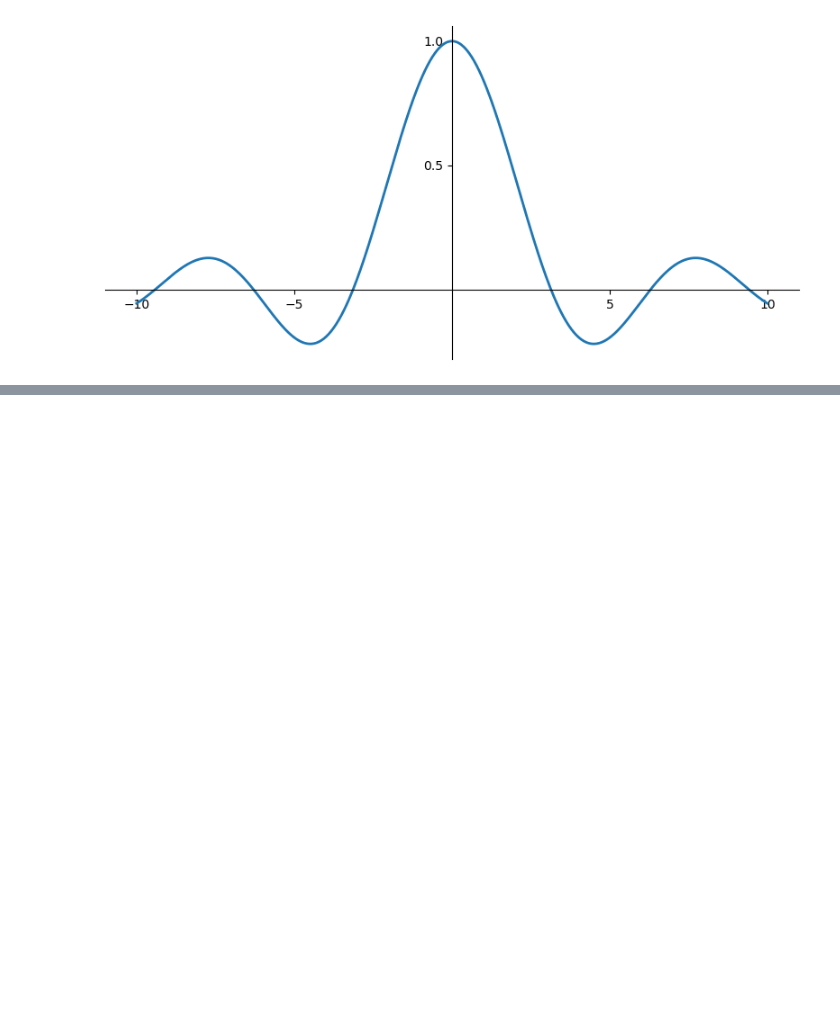
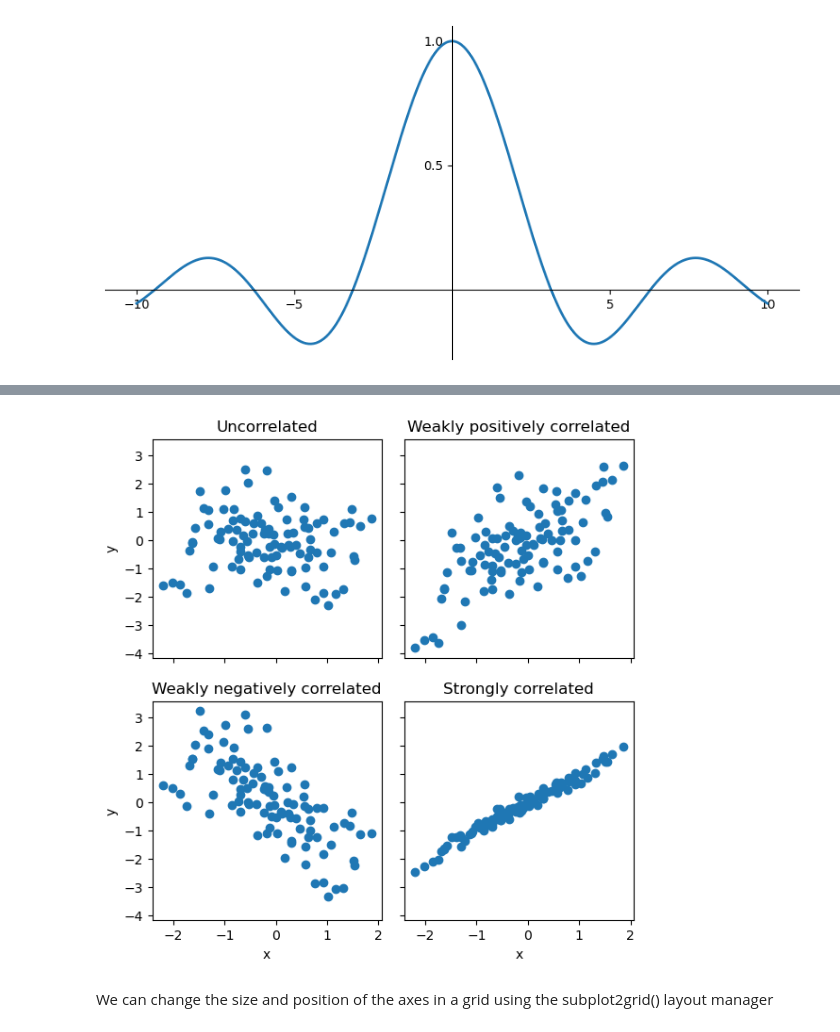
Before and after one commit to luigiselmi/numethods, a Jupyter notebook: plotting_and_visualization.ipynb, the cells around one changed output, grey strips where cells are left out. Cells and saved outputs as stored; diff of their text form; code cells hidden in the pictures; blank space fills up the shorter version.

```diff
--- a/plotting_and_visualization.ipynb
+++ b/plotting_and_visualization.ipynb
@@ -352,0 +408,28 @@ fig.tight_layout()
+# %%
+x1 = np.random.randn(100)
+x2 = np.random.randn(100)
+# %%
+fig, axes = plt.subplots(2, 2, figsize=(6, 6), sharex=True, sharey=True, squeeze=False)
+
+axes[0, 0].set_title("Uncorrelated")
+axes[0, 0].scatter(x1, x2)
+
+axes[0, 1].set_title("Weakly positively correlated")
+axes[0, 1].scatter(x1, x1 + x2)
+
+axes[1, 0].set_title("Weakly negatively correlated")
+axes[1, 0].scatter(x1, -x1 + x2)
+
+axes[1, 1].set_title("Strongly correlated")
+axes[1, 1].scatter(x1, x1 + 0.15 * x2)
+
+axes[1, 1].set_xlabel("x")
+axes[1, 0].set_xlabel("x")
+axes[0, 0].set_ylabel("y")
+axes[1, 0].set_ylabel("y")
+
+plt.subplots_adjust(left=0.1, right=0.95, bottom=0.1, top=0.95, wspace=0.1, hspace=0.2)
+# %% [output]
+[figure, added]
+# %% [markdown]
+We can change the size and position of the axes in a grid using the subplot2grid() layout manager
```
Also changed, not shown: parts of 43 cells of this notebook.
